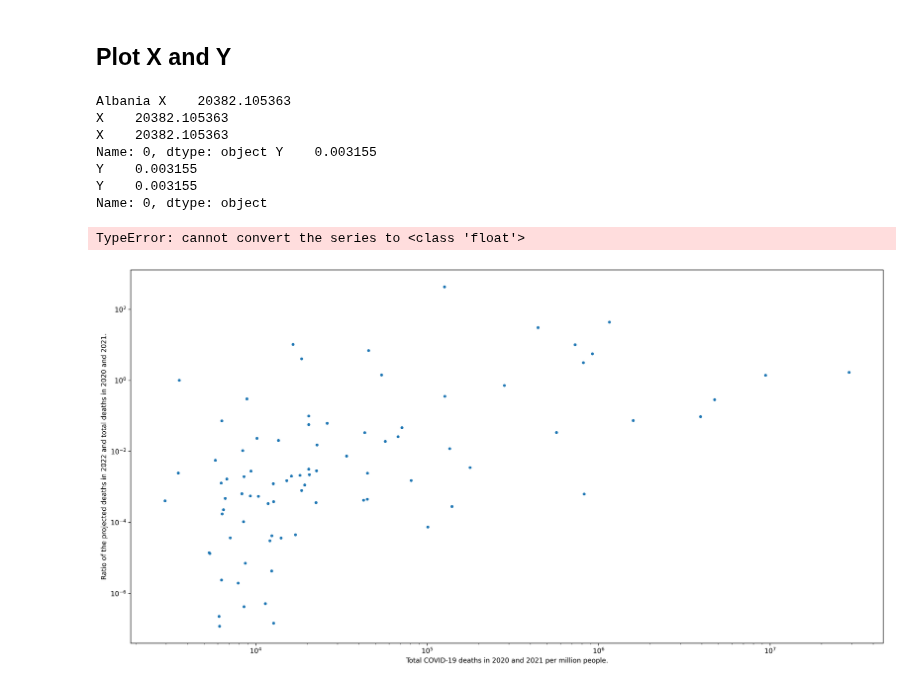
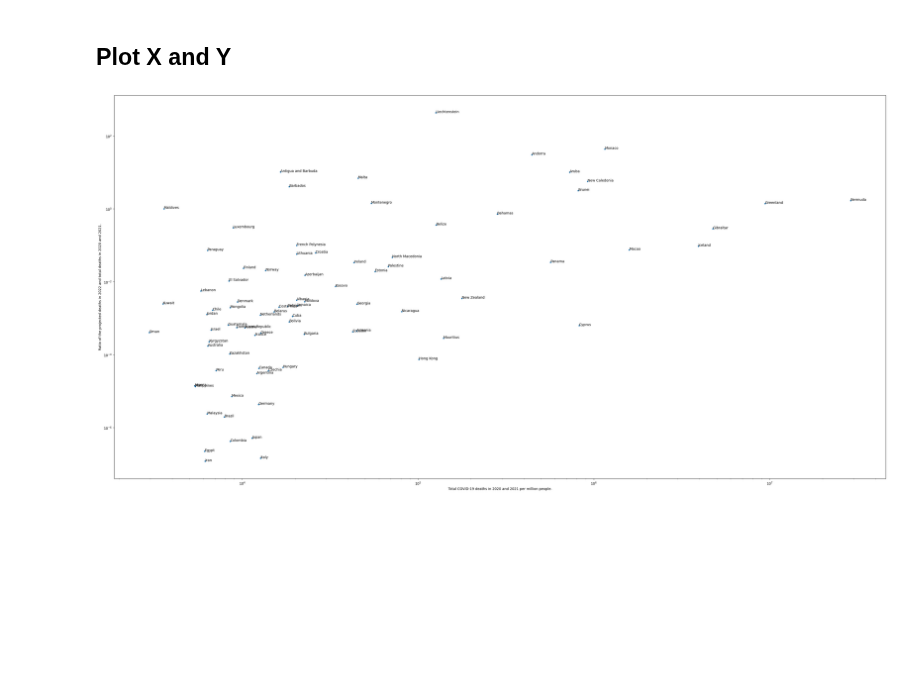
Before and after one commit to belongtothenight/BD_ML_Code, a Jupyter notebook: src/BD_w13_hw.ipynb, the cells around one changed output. Cells and saved outputs as stored; diff of their text form; code cells hidden in the pictures; blank space fills up the shorter version.

```diff
--- a/src/BD_w13_hw.ipynb
+++ b/src/BD_w13_hw.ipynb
@@ -166,26 +165,32 @@ newDF.head()
 # %% [markdown]
 ## Plot X and Y
 # %%
-plt.figure(figsize=(20, 10), dpi=300)
+fig = plt.figure(figsize=(40, 20), dpi=100)
+ax = fig.add_subplot()
 plt.xlabel('Total COVID-19 deaths in 2020 and 2021 per million people.')
 plt.ylabel(
     'Ratio of the projected deaths in 2022 and total deaths in 2020 and 2021.')
 plt.scatter(x=newDF['X'], y=newDF['Y'], s=10)
 plt.xscale('log')
 plt.yscale('log')
 
 for index, row in newDF.iterrows():
-    print(row['country'], row['X'], row['Y'])
-    plt.annotate(row['country'], (float(row['X']), float(row['Y'])))
+    # plt.annotate(row['country'], (float(row['X']), float(row['Y'])))
+    if math.isinf(row['X']) or math.isinf(row['Y']) or math.isnan(row['X']) or math.isnan(row['Y']):
+        pass
+    else:
+        # if row['country'] == 'Algeria':
+        #     rotation = 'vertical'
+        # else:
+        #     x = row['X']
+        #     y = row['Y']
+        #     rotation = 'horizontal'
+        # print(row['country'], x, y, rotation)
+        x = row['X']
+        y = row['Y']
+        rotation = 'horizontal'
+        ax.text(x=x, y=y, s=row['country'], rotation=rotation, horizontalalignment='left', fontsize=10)
 
 plt.show()
 # %% [output]
-Albania X    20382.105363
-X    20382.105363
-X    20382.105363
-Name: 0, dtype: object Y    0.003155
-Y    0.003155
-Y    0.003155
-Name: 0, dtype: object
-TypeError: cannot convert the series to <class 'float'>
-[figure, old version]
+[figure, new version]
```
Also changed, not shown: parts of 1 cell of this notebook, 2 other files.
